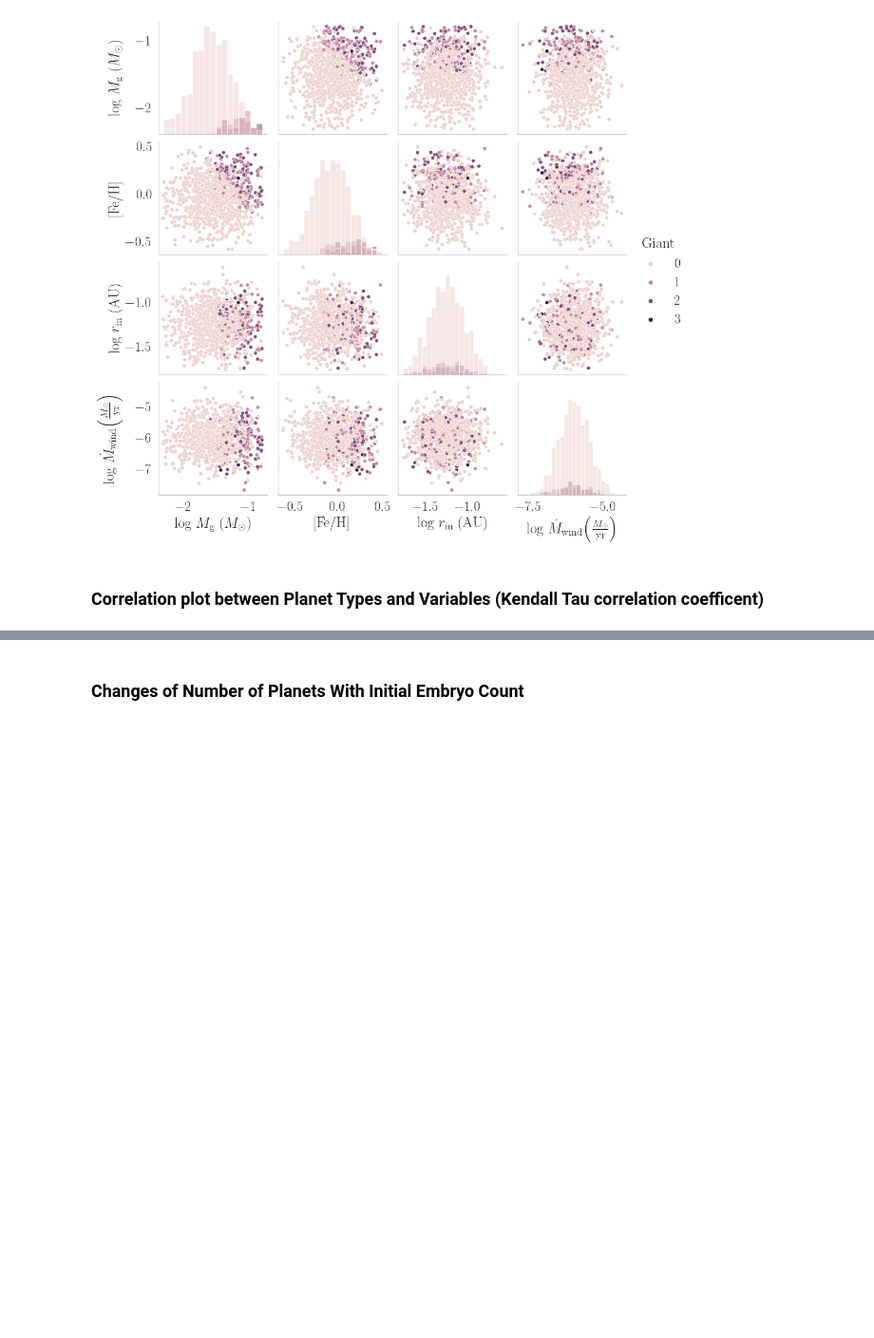
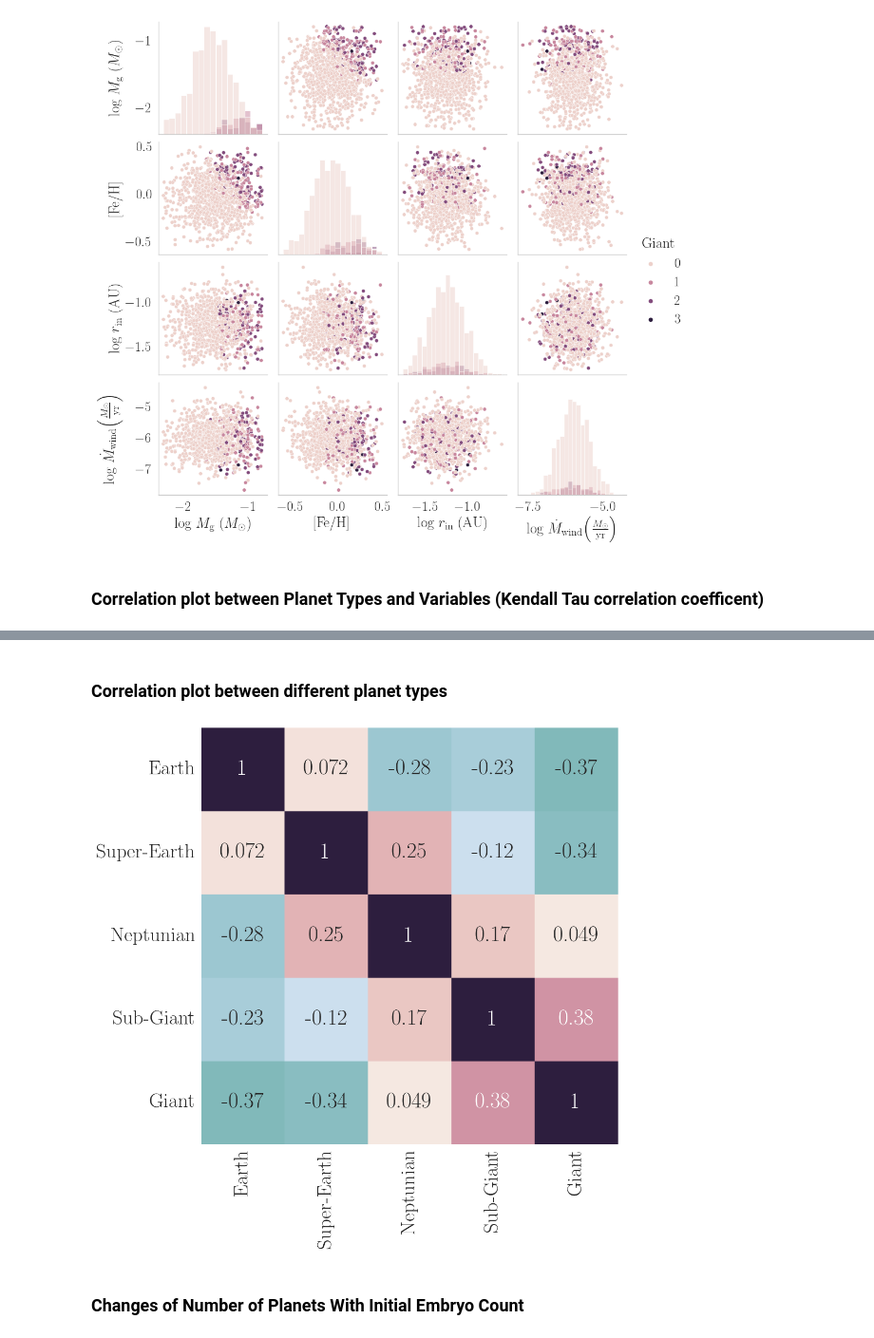
Before and after one commit to ChrisBoettner/skaro, a Jupyter notebook: notebooks/Original_NGPPS_sample.ipynb, the cells around one changed output, grey strips where cells are left out. Shown at 95% size. Drawn from its saved outputs; the diff is of its cells as text; code cells hidden in the pictures; blank space fills up the shorter version.

```diff
--- a/notebooks/Original_NGPPS_sample.ipynb
+++ b/notebooks/Original_NGPPS_sample.ipynb
@@ -112,3 +113,26 @@ FigureProcessor(correlation_plot.figure).save(
+# %% [markdown]
+### Correlation plot between different planet types
+# %%
+correlation_matrix = original_sample.corr(method="kendall").drop(
+    columns=["age", "out_of_bounds_flag", *labels.values()],
+    index=["age", "out_of_bounds_flag", *labels.values()],
+)
+correlation_plot = sns.heatmap(
+    correlation_matrix,
+    vmin=-1,
+    vmax=1,
+    square=True,
+    annot=True,
+    cbar=False,
+    cmap=get_palette(diverging=True, as_cmap=True),
+)
+FigureProcessor(correlation_plot.figure).save(
+    "correlation_matrix_planet_types.pdf",
+    sub_directory=figure_subdirectory,
+    save=save,
+)
+# %% [output]
+[figure, added]
 # %% [markdown]
 ### Changes of Number of Planets With Initial Embryo Count
 # %%
```
Also changed, not shown: parts of 1 cell of this notebook, 37 other files.
